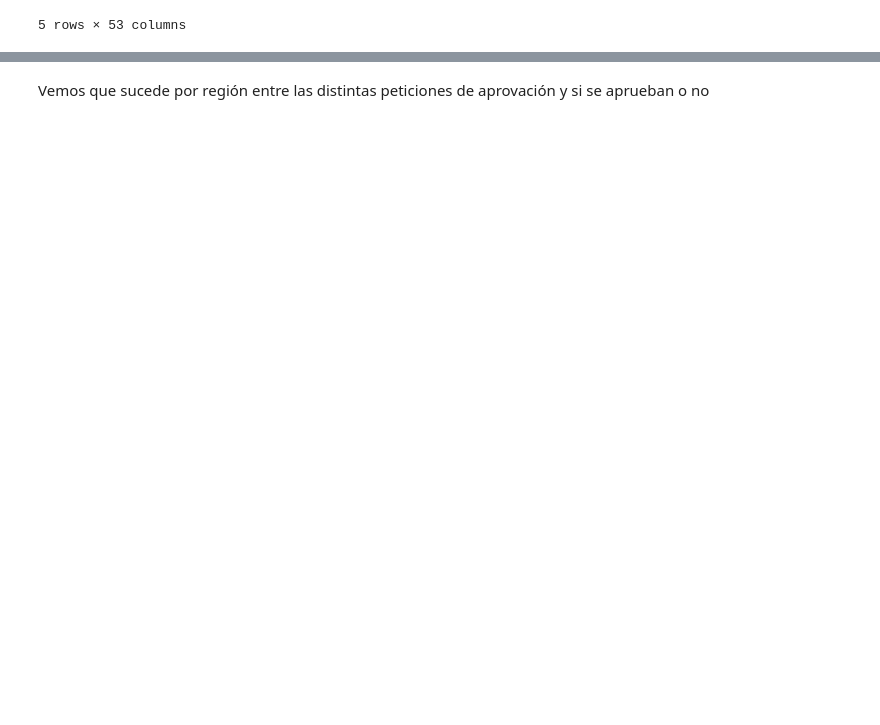
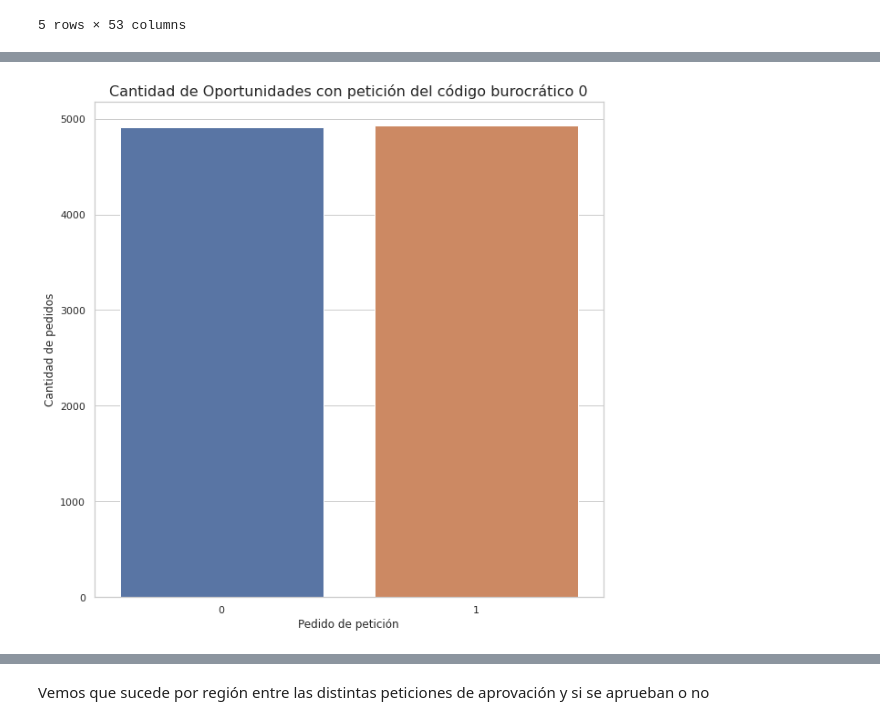
Before and after one commit to miguelAfonzalida/TP1-OrgaDatos, a Jupyter notebook: TP1_Burocracia.ipynb, the cells around one changed output, grey strips where cells are left out. Drawn from its saved outputs; the diff is of its cells as text; code cells hidden in the pictures; blank space fills up the shorter version.

Commit message:
Actualizado con graficos

```diff
--- a/TP1_Burocracia.ipynb
+++ b/TP1_Burocracia.ipynb
@@ -95,4 +114,13 @@ df['Bureaucratic_Code_0_Approval'].value_counts()
 Name: Bureaucratic_Code_0_Approval, dtype: int64
+# %%
+target = df['Bureaucratic_Code_0_Approval'].value_counts()
+plt.subplots(figsize=(10,10))
+grafico_top_key=sns.barplot(x=target.index,y=target.values)
+grafico_top_key.set_title("Cantidad de Oportunidades con petición del código burocrático 0",fontsize=16)
+grafico_top_key.set_xlabel("Pedido de petición",fontsize=12)
+grafico_top_key.set_ylabel("Cantidad de pedidos",fontsize=12);
+# %% [output]
+[figure, added]
 # %%
 df['Pricing, Delivery_Terms_Approved'].value_counts()
 # %% [output]
```
Also changed, not shown: parts of 28 cells of this notebook.
